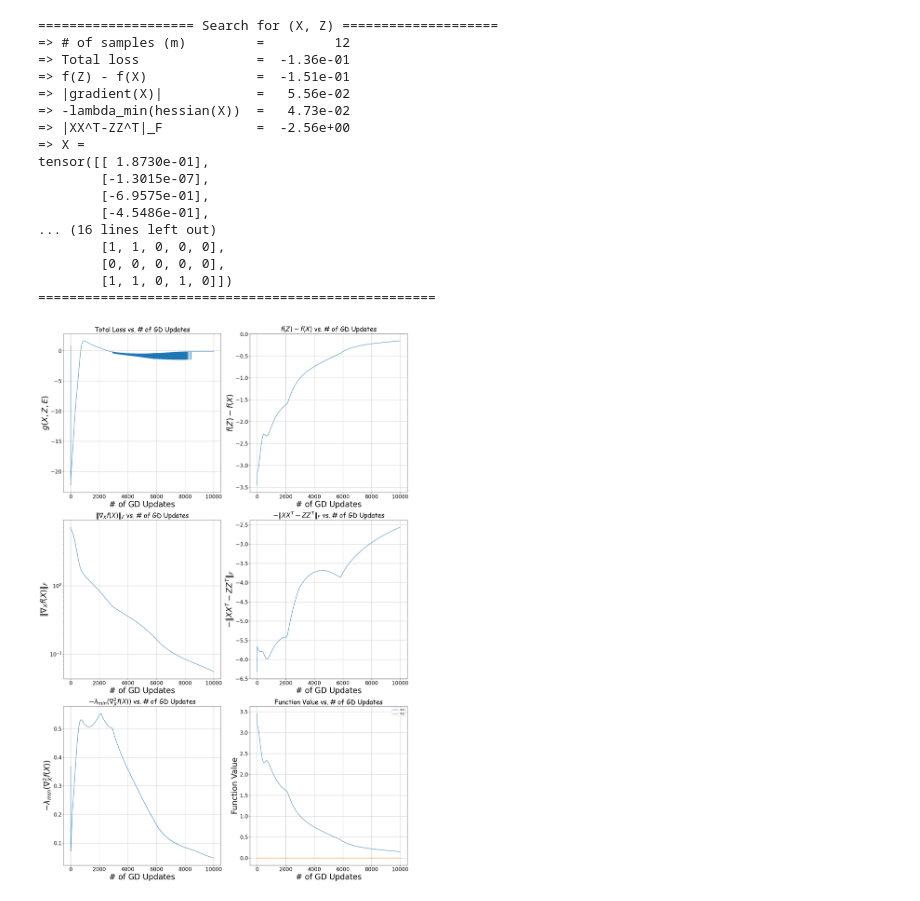
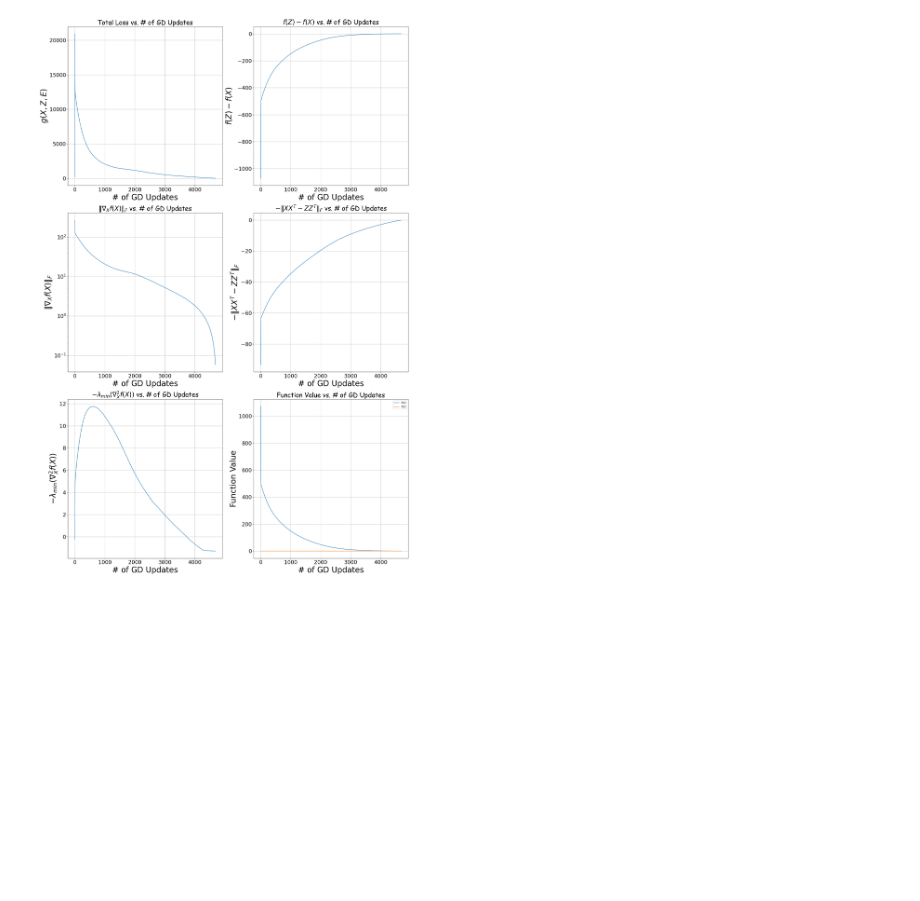
Before and after one commit to JeterHwang/matrix-completion, a Jupyter notebook: MC.ipynb, the cells around one changed output. Cells and saved outputs as stored; diff of their text form; code cells hidden in the pictures; blank space fills up the shorter version.

```diff
--- a/MC.ipynb
+++ b/MC.ipynb
@@ -142,7 +165,7 @@ def compute_X_Z_e(variables, top_k, n, r, mu, e_norm, loss_type='MC_max', optim=
     return parameters, losses
 # %%
 ######## Search for (X, Z) ########
-n           = 5
+n           = 100
 r           = 1
 p           = 0.5
 mu          = 2   # [1, n/r]
@@ -152,56 +175,46 @@ optim       = 'Adam'
 iters       = 10000
 lr          = 5e-4
 min_lr      = 5e-5
 lr_sched    = 'cosine'
 T           = 1.5
-trans_bound = (-1e-1, -1e2)
+trans_bound = (-1e-1, -1e4)
 top_k       = int(n * n * p)
+M_type      = 'STE'
 
-same_seed(0)
-P = create_mask(torch.tensor(sample_mask(n, n, p)), top_k)
-P = P.to(torch.float32)
+same_seed(34)
+M = extend_mask_coo(create_mask(
+    # torch.tensor(sample_mask(n, n, p), dtype=torch.float64).to_sparse_coo(),
+    torch.rand((n, n), dtype=torch.float64).to_sparse_coo(),
+    top_k,
+    'STE',
+    torch.sparse_coo_tensor(torch.tensor([[],[]]), torch.tensor([]), (n, n))
+))
+top_k = top_k - len(M.values())
 variables = {
     "X": None,
     "Z": None,
     "e": None,
-    "P": P,
+    "M": M,
 }
 parameters, losses = compute_X_Z_e(
     variables,
     top_k,
     n,
     r,
     mu,
     e_norm,
     loss_type,
     optim,
     iters,
     lr,
     min_lr,
     lr_sched,
     T,
     trans_bound
 )
-print_counter_MC("Search for (X, Z)", top_k, parameters, losses, P=P)
+print_counter_MC("Search for (X, Z)", top_k, parameters, losses, M=M, M_type=M_type)
 plot_loss(losses)
 # %% [output]
-==================== Search for (X, Z) ====================
-=> # of samples (m)         =         12
-=> Total loss               =  -1.36e-01
-=> f(Z) - f(X)              =  -1.51e-01
-=> |gradient(X)|            =   5.56e-02
-=> -lambda_min(hessian(X))  =   4.73e-02
-=> |XX^T-ZZ^T|_F            =  -2.56e+00
-=> X =
-tensor([[ 1.8730e-01],
-        [-1.3015e-07],
-        [-6.9575e-01],
-        [-4.5486e-01],
-... (16 lines left out)
-        [1, 1, 0, 0, 0],
-        [0, 0, 0, 0, 0],
-        [1, 1, 0, 1, 0]])
-===================================================
-[figure, old version]
+[figure, new version]
 # %%
 ######## Search for (X, Z, P) ########
```
Also changed, not shown: parts of 6 cells of this notebook, 23 other files.
